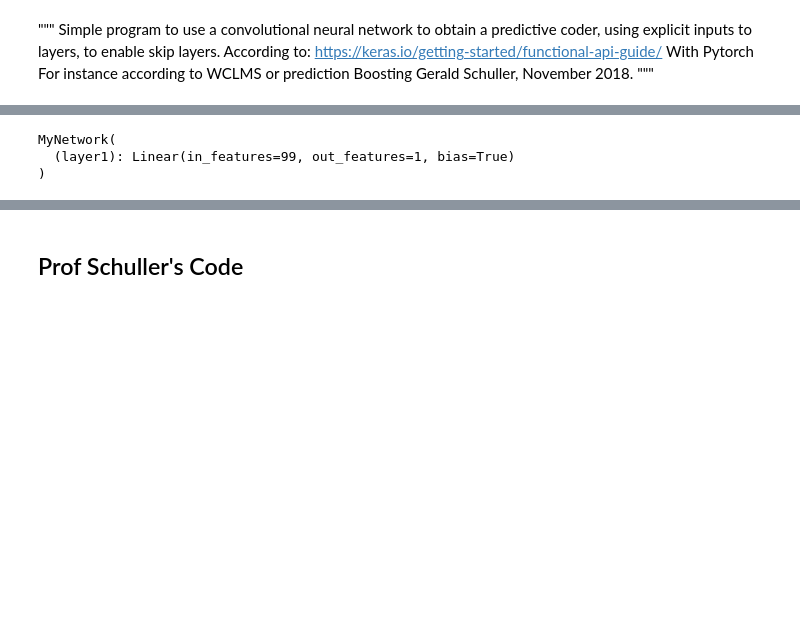
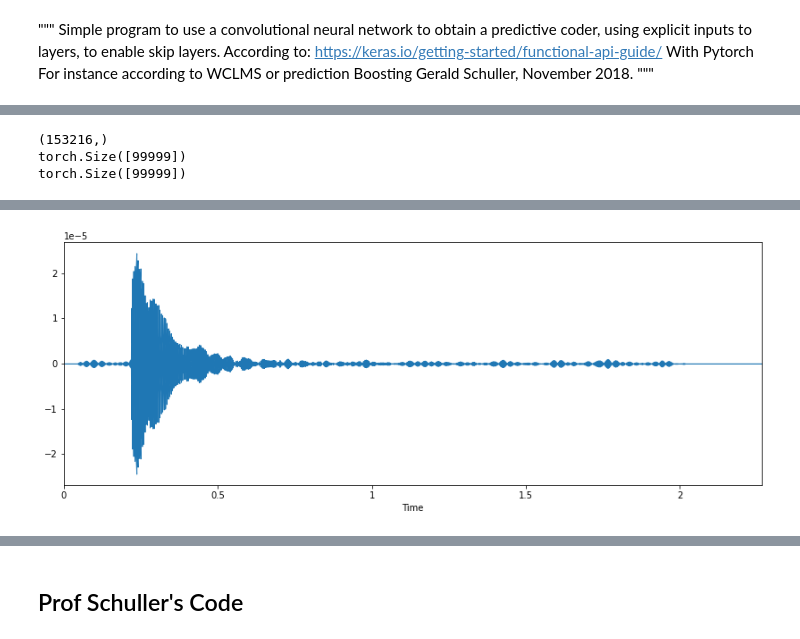
Before and after one commit to prachitui/Generator-Predictor-for-Audio-Signals-using-CNN, a Jupyter notebook: praxiswst_signalkodierung_comments.ipynb, the cells around one changed output, grey strips where cells are left out. Saved outputs shown, nothing was run; the diff lists cells and outputs as text; code cells hidden in the pictures; blank space fills up the shorter version.

```diff
--- a/praxiswst_signalkodierung_comments.ipynb
+++ b/praxiswst_signalkodierung_comments.ipynb
@@ -30,12 +36,0 @@ sr = 44100
-# %%
-# Here is the pre-process of the audio file if needed.
-print(t.shape)
-a=torch.from_numpy(t)
-
-audio=a*1.0/2**15   #----- What's that for?
-# The audio file has 153216, to train it with 100 samples is a very small number, so it's better to keep the 100000 samples used by Prof. Schuller
-audiosh=audio[:100]
-X = audiosh[0:99]
-Y =audiosh[1:100]
-print(X.shape)
-print(Y.shape)
@@ -63,28 +53,35 @@ ipd.Audio(data=t,rate=sr,autoplay=True)
 # %% [output]
 [interactive output not drawn]
-# %%
-# Here should be the definition of the PyTorch model
-class MyNetwork(nn.Module):
-    def __init__(self):
-        super().__init__()
-        # define network layers
-        ##--------------- We want to use convolutional layer, here you are using fully connected layers.
-        ##---------Another point, it's very important to keep an eye on the dimensions of things.
-        ##---------- The linear layer is taking 99 samples but it's output is only 1 sample. So the output of the model will be only 1 sample
-        ##---------- We are interested in having the number of samples in the ouput of the model to be the same as in the target Y.
-        ##----------- We will start following Prof. Schuller model with convolutional layers Conv1d, you can experiment with fully connected layers later on.
-        self.layer1 = nn.Linear(99,1)
-
-
-    def forward(self, x):
-        # define forward pass
-        x = self.layer1(x)
-        return x
-
-model = MyNetwork()
-print(model)
-######################################################################
-# %% [output]
-MyNetwork(
-  (layer1): Linear(in_features=99, out_features=1, bias=True)
-)
+# %%
+# Here is the pre-process of the audio file if needed.
+
+print(t.shape)
+audio=torch.from_numpy(t)
+
+audio=a*1.0/2**15   # He normalized the audio
+## WHAT KIND OF NORMALIZATION IS THIS?
+## WE ARE LOADING USING LIBROSA, AND NOT WITH WAV.READ. WE ALSO NEED TO NORMALIZE BUT WE NEED TO NORMALIZE ACCORDING TO THE CHARACTERISTICS OF THE ORIGINAL AUDIO FILE
+
+audiosh=audio[:100000]                               # understood that we are making the file a little short for faster processing
+X = audiosh[:99999]
+Y =audiosh[1:100000]
+print(X.shape)
+print(Y.shape)
+## THAT'S IT, MAKING THE DATA SMALLER FOR FASTER TRAINING
+# %% [output]
+(153216,)
+torch.Size([99999])
+torch.Size([99999])
+# %%
+# Here should plot and playback the shortened audio file.
+# Play back the shortened audio file
+%matplotlib inline
+
+plt.figure(figsize=(14, 5))      # understood that we are displaying and playing back the shortened audio file here
+librosa.display.waveplot(X.numpy(), sr=sr)
+ipd.Audio(data=X.numpy(),rate=sr)
+
+## CORRECT; BUT TAKE A LOOK AT THE AMPLITUDE OF THE AUDIO FILE. THE MAXIMUM APLITUDE IS THE ORDER OF MAGNITUE OF 1e-5.THIS IS VERY SMALL.
+## WE WANT OUR DATA TO BE NORMALIZED FROM VALUES BETWEEN -1 AND 1.
+## YOU NEED TO FIX THIS.
+# %% [output]
@@ -90,0 +89 @@ MyNetwork(
+[figure, added]
```
Also changed, not shown: parts of 20 cells of this notebook.
